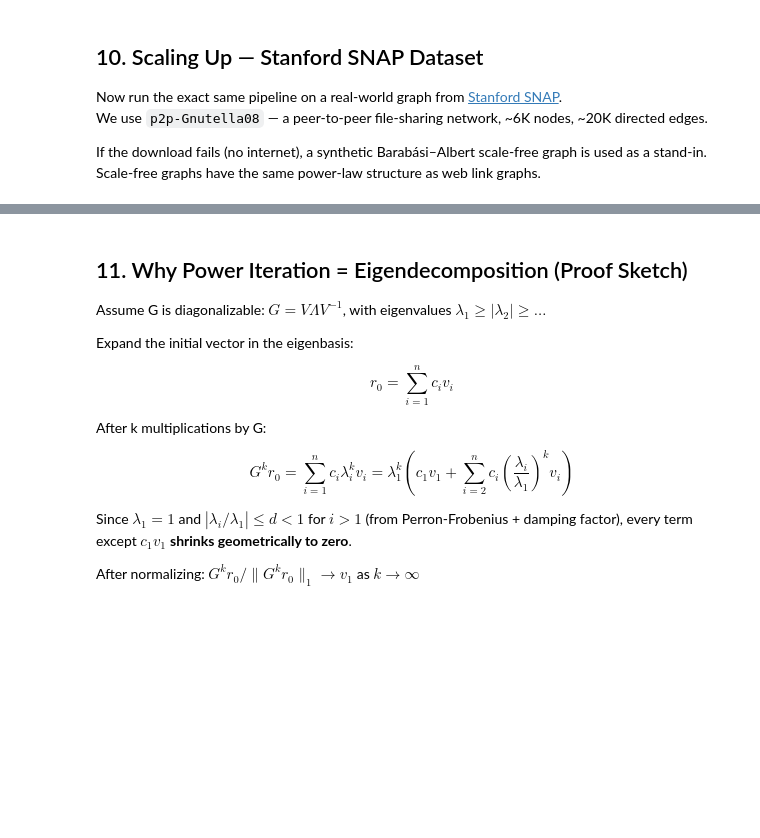
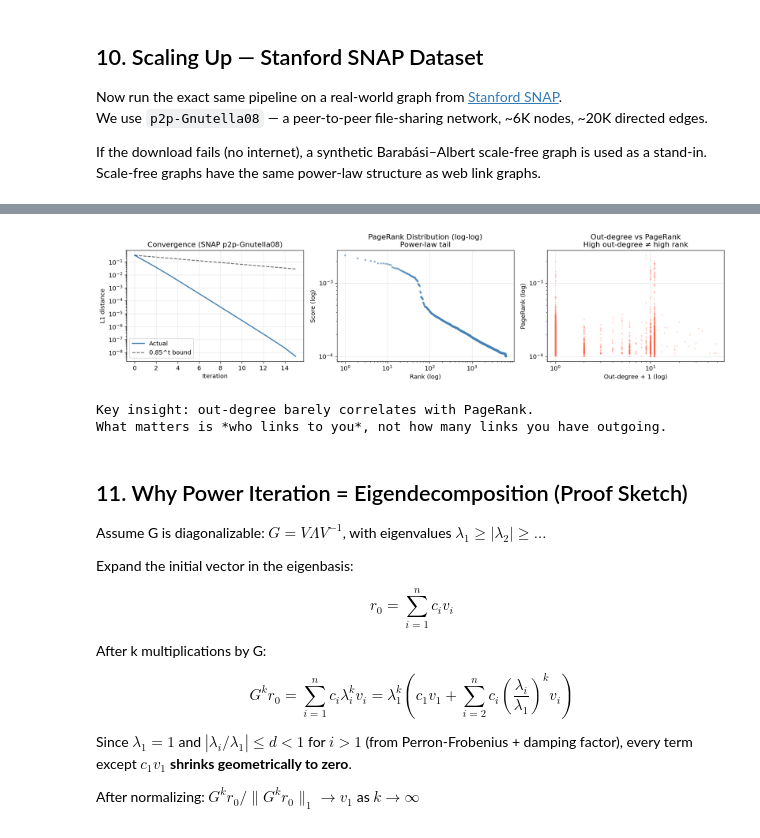
Before and after one commit to SpaceCat1404/LA-proj-exp-learning, a Jupyter notebook: pagerank_from_scratch.ipynb, the cells around one changed output, grey strips where cells are left out. Cells and saved outputs as stored; diff of their text form; code cells hidden in the pictures; blank space fills up the shorter version.

```diff
--- a/pagerank_from_scratch.ipynb
+++ b/pagerank_from_scratch.ipynb
@@ -449,34 +540,38 @@ deltas_snap = [np.abs(h - final_snap).sum() for h in history_snap[:-1]]
 t = np.arange(len(deltas_snap))
 
 ax.semilogy(deltas_snap, 'steelblue', lw=2, label='Actual')
 ax.semilogy(t, deltas_snap[0] * 0.85**t, 'k--', alpha=0.6, label='0.85^t bound')
-ax.set_xlabel("Iteration"); ax.set_ylabel("L1 distance")
+ax.set_xlabel("Iteration"); ax.set_ylabel(S"L1 distance")
 ax.set_title(f"Convergence ({src_label})")
 ax.legend(); ax.grid(alpha=0.3)
 
 # --- PageRank score distribution (log-log) ---
 ax2 = axes[1]
 sorted_ranks = np.sort(pr_snap)[::-1]
 ax2.loglog(np.arange(1, n_snap + 1), sorted_ranks, 'o', ms=2.5, color='steelblue', alpha=0.5)
 ax2.set_xlabel("Rank (log)"); ax2.set_ylabel("Score (log)")
 ax2.set_title("PageRank Distribution (log-log)\nPower-law tail")
 ax2.grid(alpha=0.3)
 
 # --- Out-degree vs PageRank (scatter) ---
 ax3 = axes[2]
 out_deg = np.array([G_snap.out_degree(nodes_snap[i]) for i in range(n_snap)])
 ax3.scatter(out_deg + 1, pr_snap, alpha=0.15, s=4, color='tomato')
 ax3.set_xscale('log'); ax3.set_yscale('log')
 ax3.set_xlabel("Out-degree + 1 (log)"); ax3.set_ylabel("PageRank (log)")
 ax3.set_title("Out-degree vs PageRank\nHigh out-degree ≠ high rank")
 ax3.grid(alpha=0.3)
 
 plt.tight_layout()
 plt.savefig("snap_analysis.png", bbox_inches='tight')
 plt.show()
 
 print("\nKey insight: out-degree barely correlates with PageRank.")
 print("What matters is *who links to you*, not how many links you have outgoing.")
+# %% [output]
+[figure, added]
+Key insight: out-degree barely correlates with PageRank.
+What matters is *who links to you*, not how many links you have outgoing.
 # %% [markdown]
 ## 11. Why Power Iteration = Eigendecomposition (Proof Sketch)
 
```
Also changed, not shown: parts of 17 cells of this notebook.
